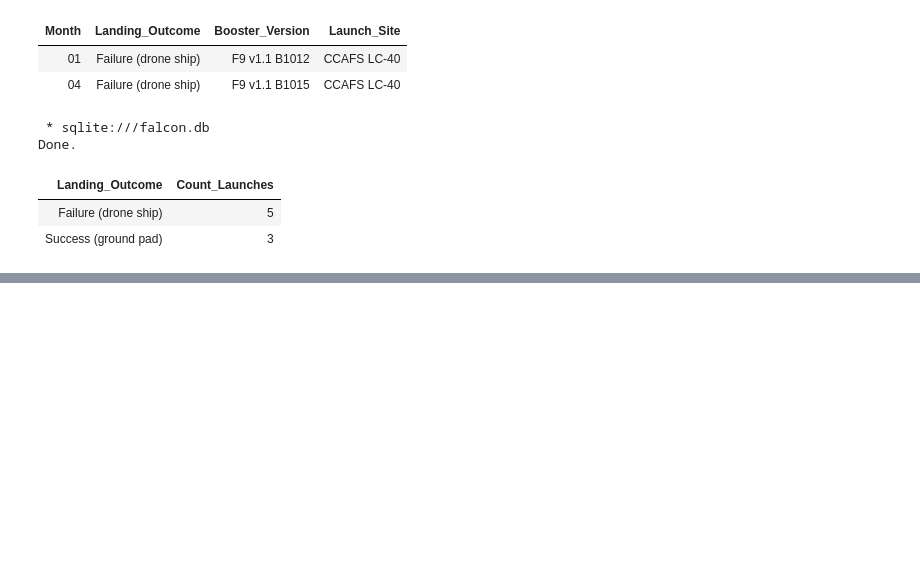
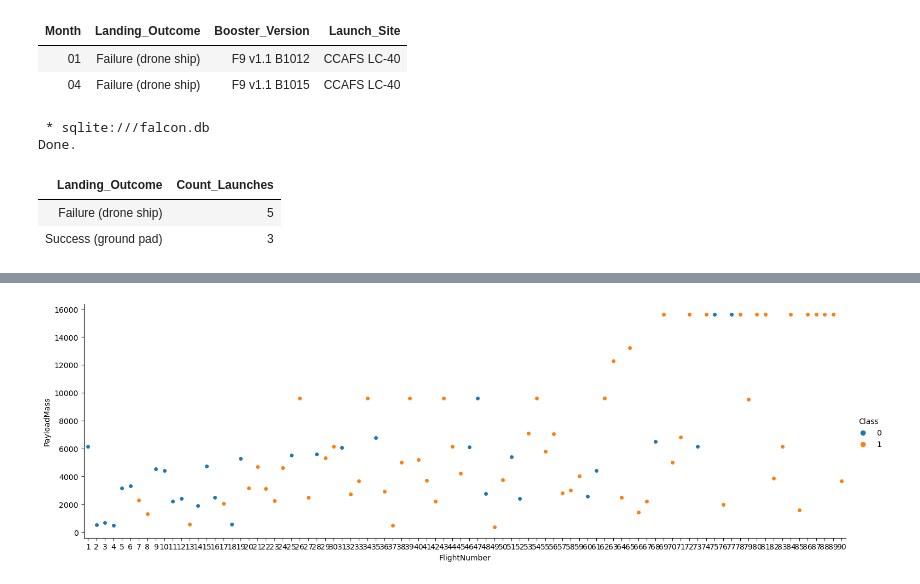
Before and after one commit to Immortal-Pi/IBMdatascience, a Jupyter notebook: ML/finalProjecAllSpaceXdataset.ipynb, the cells around one changed output, grey strips where cells are left out. Drawn from its saved outputs; the diff is of its cells as text; code cells hidden in the pictures; blank space fills up the shorter version.

Commit message:
final project

```diff
--- a/ML/finalProjecAllSpaceXdataset.ipynb
+++ b/ML/finalProjecAllSpaceXdataset.ipynb
@@ -930,0 +938,3 @@ Done.
+# %%
+data2=pd.read_csv('/python/python_projects/IBMdatascience/CapstoneProject/datasets/dataset_part_2.csv')
+data2.head()
@@ -930,0 +948,5 @@ Done.
+# %%
+sns.catplot(y='PayloadMass',x='FlightNumber',hue='Class',data=data2,aspect=3)
+plt.show()
+# %% [output]
+[figure, added]
```
Also changed, not shown: parts of 26 cells of this notebook.
